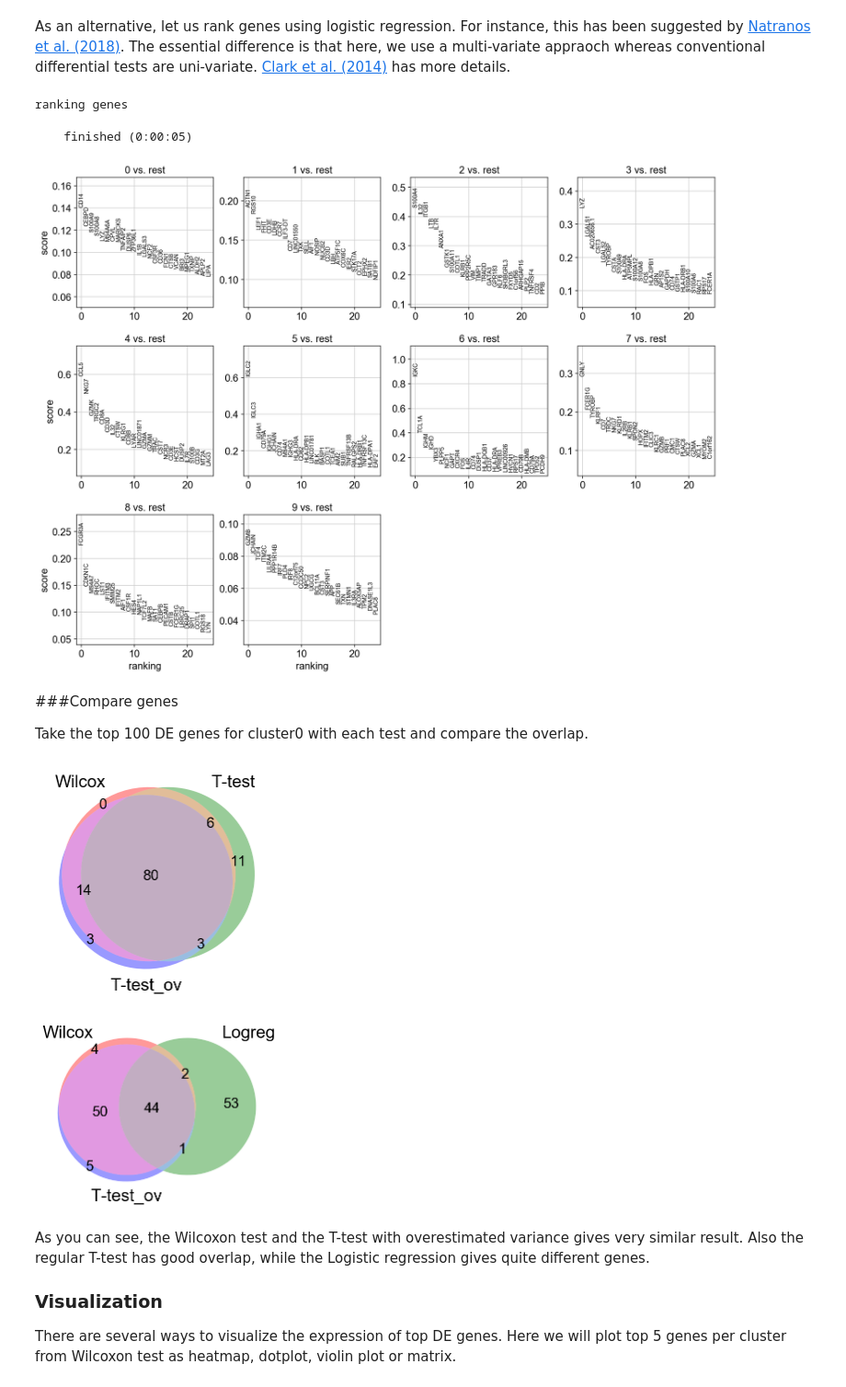
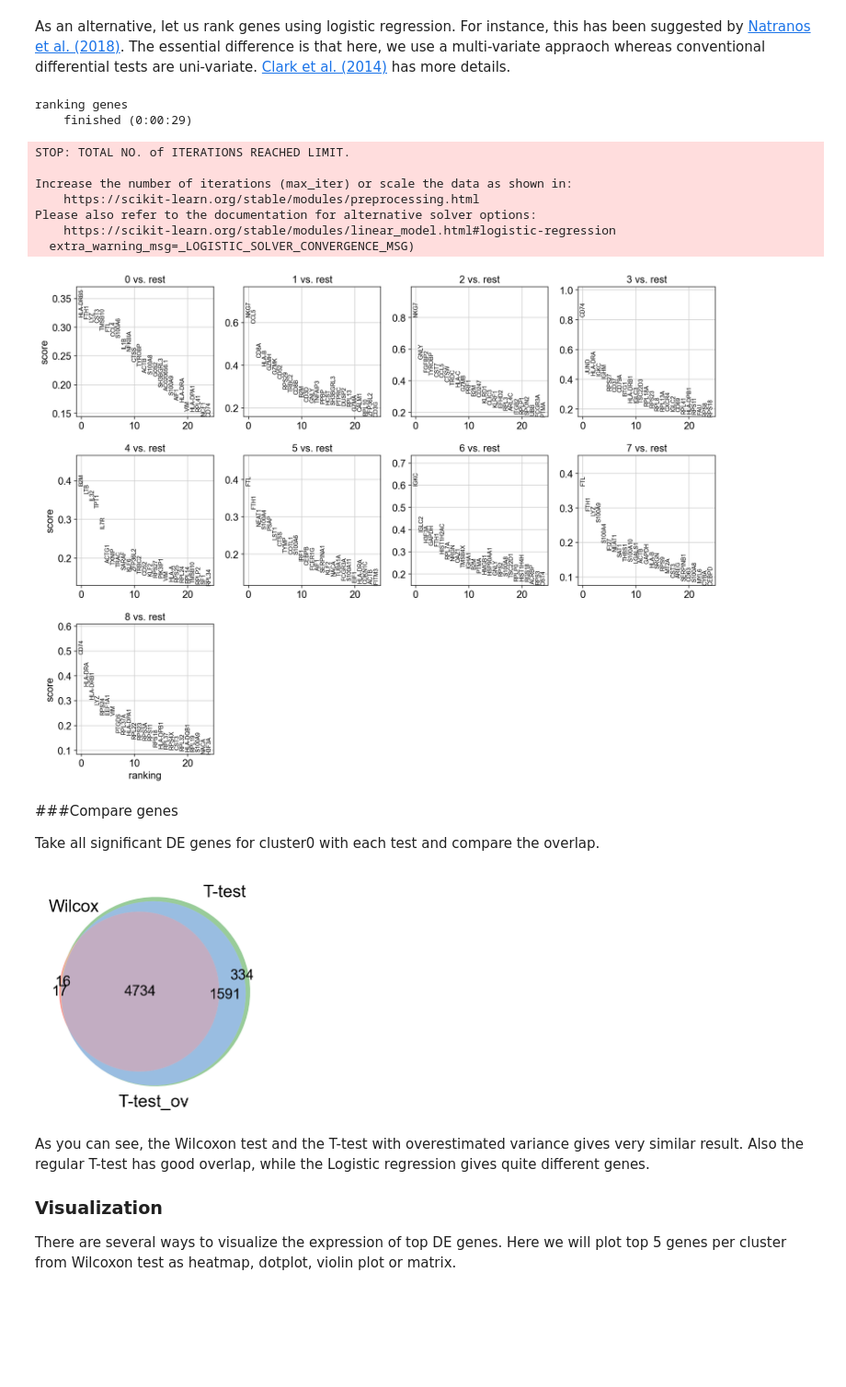
Before and after one commit to NBISweden/workshop-scRNAseq, a Jupyter notebook: labs/compiled/scanpy/scanpy_05_dge.ipynb, the cells around one changed output. Shown at 92% size. Saved outputs shown, nothing was run; the diff lists cells and outputs as text; code cells hidden in the pictures; blank space fills up the shorter version.

Commit message:
scanpy dge lab updates

```diff
--- a/labs/compiled/scanpy/scanpy_05_dge.ipynb
+++ b/labs/compiled/scanpy/scanpy_05_dge.ipynb
@@ -28,7 +24,7 @@ sc.settings.set_figure_params(dpi=80)
 # %% [markdown]
 Read in the clustered data object.
 # %%
-adata = sc.read_h5ad('./data/scanpy_clustered_3pbmc.h5ad')
+adata = sc.read_h5ad('./data/results/scanpy_clustered_covid.h5ad')
 # %%
 print(adata.shape)
 print(adata.raw.shape)
@@ -82,31 +80,32 @@ sc.tl.rank_genes_groups(adata, 'louvain_0.6', method='logreg',key_added = "logre
 sc.pl.rank_genes_groups(adata, n_genes=25, sharey=False, key = "logreg")
 # %% [output]
 ranking genes
+    finished (0:00:29)
-    finished (0:00:05)
+STOP: TOTAL NO. of ITERATIONS REACHED LIMIT.
+
+Increase the number of iterations (max_iter) or scale the data as shown in:
+    https://scikit-learn.org/stable/modules/preprocessing.html
+Please also refer to the documentation for alternative solver options:
+    https://scikit-learn.org/stable/modules/linear_model.html#logistic-regression
+  extra_warning_msg=_LOGISTIC_SOLVER_CONVERGENCE_MSG)
-[figure, old version]
+[figure, new version]
 # %% [markdown]
 ###Compare genes
 
-Take the top 100 DE genes for cluster0 with each test and compare the overlap.
+Take all significant DE genes for cluster0 with each test and compare the overlap.
 # %%
 #compare cluster1 genes, only stores top 100 by default
 
-wc = adata.uns['wilcoxon']['names']['0']
-tt = adata.uns['t-test']['names']['0']
-tt_ov = adata.uns['t-test_ov']['names']['0']
-lr = adata.uns['logreg']['names']['0']
+wc = sc.get.rank_genes_groups_df(adata, group='0', key='wilcoxon', pval_cutoff=0.01, log2fc_min=0)['names']
+tt = sc.get.rank_genes_groups_df(adata, group='0', key='t-test', pval_cutoff=0.01, log2fc_min=0)['names']
+tt_ov = sc.get.rank_genes_groups_df(adata, group='0', key='t-test_ov', pval_cutoff=0.01, log2fc_min=0)['names']
 
 from matplotlib_venn import venn3
 
 venn3([set(wc),set(tt),set(tt_ov)], ('Wilcox','T-test','T-test_ov') )
 plt.show()
-
-
-venn3([set(wc),set(lr),set(tt_ov)], ('Wilcox','Logreg','T-test_ov') )
-plt.show()
 # %% [output]
-[figure, old version]
+[figure, new version]
-[figure, removed]
 # %% [markdown]
 As you can see, the Wilcoxon test and the T-test with overestimated variance gives very similar result. Also the regular T-test has good overlap, while the Logistic regression gives quite different genes.
 
```
Also changed, not shown: parts of 22 cells of this notebook, 1 other file.
